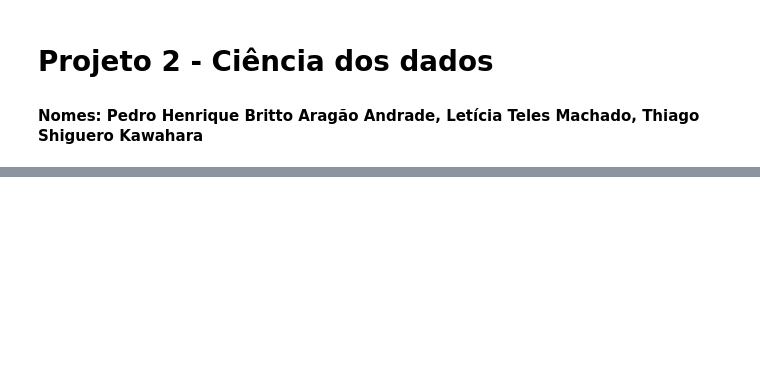
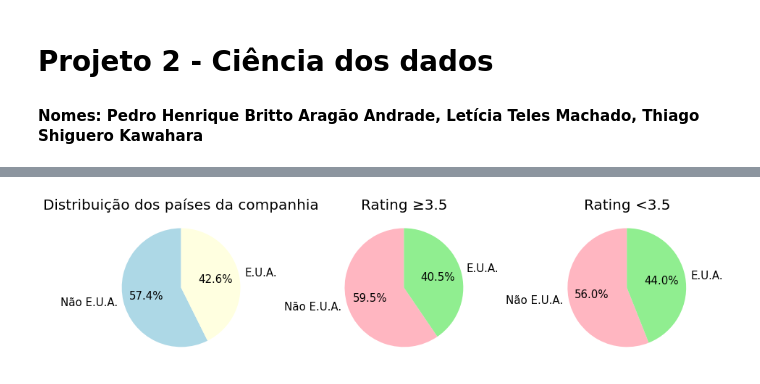
Before and after one commit to Pedro2712/Projeto_2-ciedados, a Jupyter notebook: Projeto 2 - Ciedados.ipynb, the cells around one changed output, grey strips where cells are left out. Cells and saved outputs as stored; diff of their text form; code cells hidden in the pictures; blank space fills up the shorter version.

```diff
--- a/Projeto 2 - Ciedados.ipynb
+++ b/Projeto 2 - Ciedados.ipynb
@@ -511,0 +304,26 @@ Index(['local_cia', 'país_grão', '%cacau', 'rating', 'num_ingr',
+# %%
+# local_cia
+
+plt.figure(figsize=(13,4))
+
+plt.subplot(131)
+a = dados["local_cia"].value_counts()
+plt.pie(a, autopct='%.1f%%', textprops={'fontsize': 15},startangle=90, labels=["Não E.U.A.","E.U.A."],
+        colors=['lightblue', 'lightyellow'])
+plt.title("Distribuição dos países da companhia", fontsize=20)
+
+plt.subplot(132)
+b = dados.loc[dados.rating==1,"local_cia"].value_counts()
+plt.pie(b, autopct='%.1f%%', textprops={'fontsize': 15},startangle=90, labels=["Não E.U.A.","E.U.A."],
+        colors=['lightpink', 'lightgreen'])
+plt.title("Rating ≥3.5", fontsize=20)
+
+plt.subplot(133)
+c = dados.loc[dados.rating==0,"local_cia"].value_counts()
+plt.pie(c, autopct='%.1f%%', textprops={'fontsize': 15},startangle=90, labels=["Não E.U.A.","E.U.A."],
+        colors=['lightpink', 'lightgreen'])
+plt.title("Rating <3.5", fontsize=20)
+
+plt.tight_layout();
+# %% [output]
+[figure, added]
```
Also changed, not shown: parts of 70 cells of this notebook.
